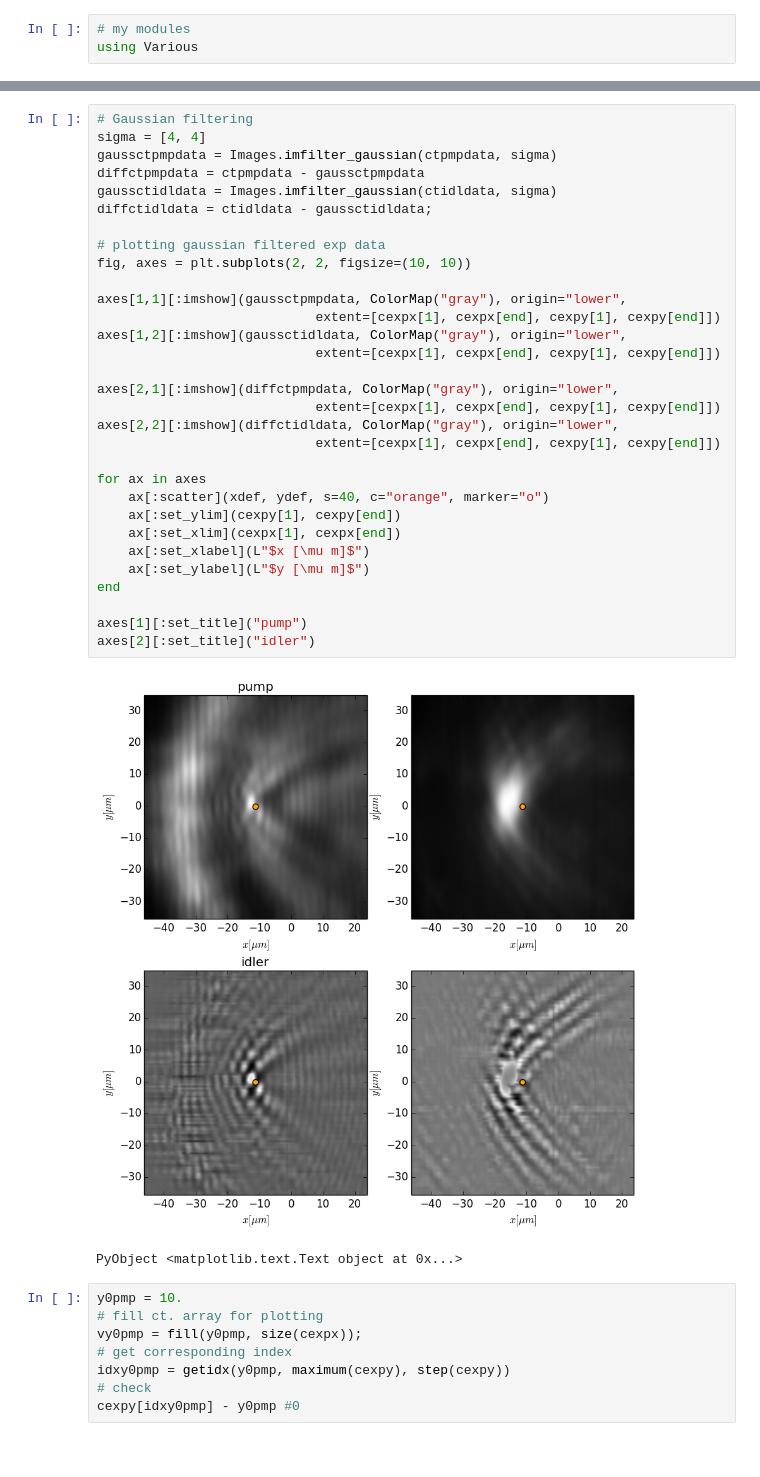
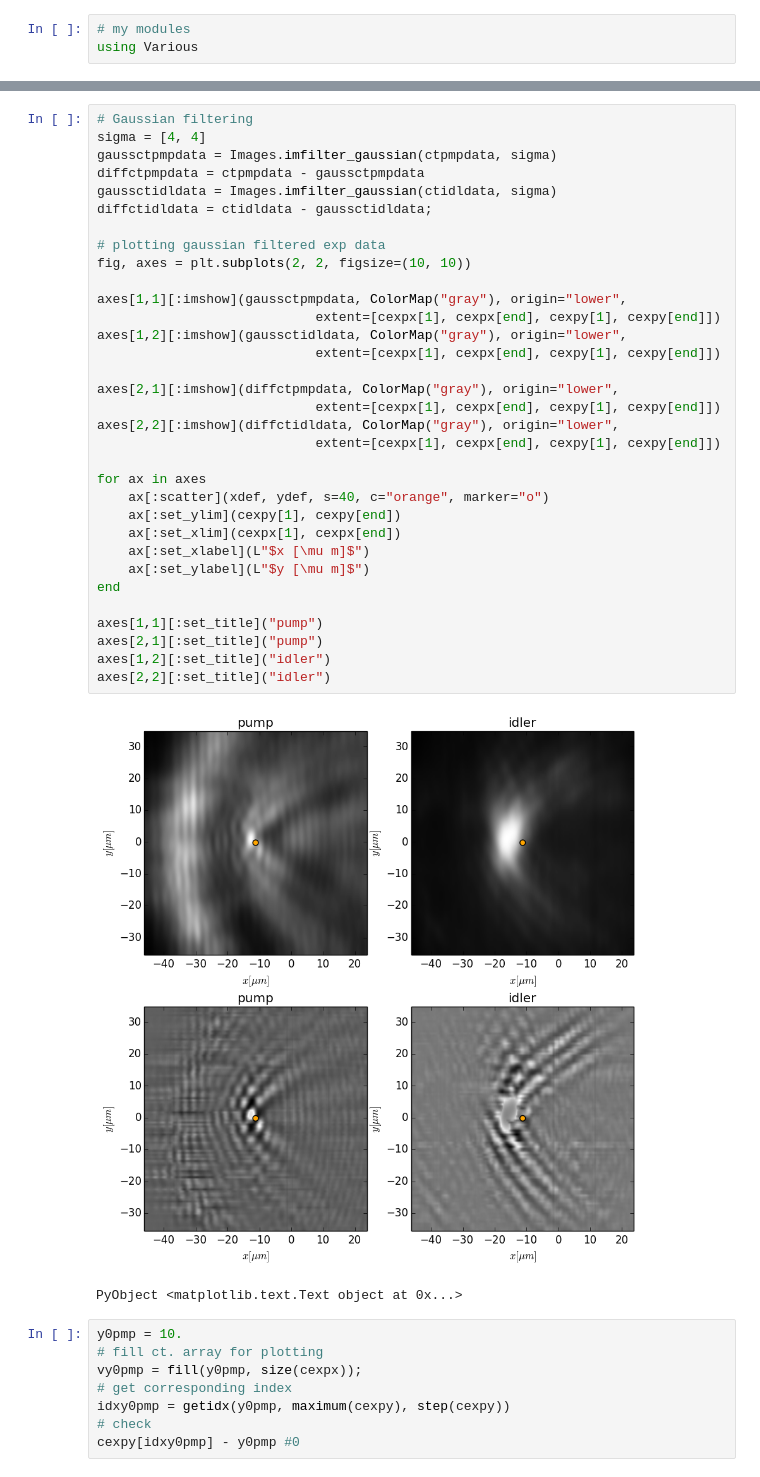
Before and after one commit to berceanu/notebooks, a Jupyter notebook: julia/april/extract_exp_waves.ipynb, the cells around one changed output, grey strips where cells are left out. Cells and saved outputs as stored; diff of their text form.

```diff
--- a/julia/april/extract_exp_waves.ipynb
+++ b/julia/april/extract_exp_waves.ipynb
@@ -44,36 +24,38 @@ ctidldata, cexpx, cexpy = gettrunccrop("E-idler.dat", x, y; xcenter=xdef, ycente
 # %%
 # Gaussian filtering
 sigma = [4, 4]
 gaussctpmpdata = Images.imfilter_gaussian(ctpmpdata, sigma)
 diffctpmpdata = ctpmpdata - gaussctpmpdata
 gaussctidldata = Images.imfilter_gaussian(ctidldata, sigma)
 diffctidldata = ctidldata - gaussctidldata;
 
 # plotting gaussian filtered exp data
 fig, axes = plt.subplots(2, 2, figsize=(10, 10))
 
 axes[1,1][:imshow](gaussctpmpdata, ColorMap("gray"), origin="lower",
                             extent=[cexpx[1], cexpx[end], cexpy[1], cexpy[end]])
 axes[1,2][:imshow](gaussctidldata, ColorMap("gray"), origin="lower",
                             extent=[cexpx[1], cexpx[end], cexpy[1], cexpy[end]])
 
 axes[2,1][:imshow](diffctpmpdata, ColorMap("gray"), origin="lower",
                             extent=[cexpx[1], cexpx[end], cexpy[1], cexpy[end]])
 axes[2,2][:imshow](diffctidldata, ColorMap("gray"), origin="lower",
                             extent=[cexpx[1], cexpx[end], cexpy[1], cexpy[end]])
 
 for ax in axes
     ax[:scatter](xdef, ydef, s=40, c="orange", marker="o")
     ax[:set_ylim](cexpy[1], cexpy[end])
     ax[:set_xlim](cexpx[1], cexpx[end])
     ax[:set_xlabel](L"$x [\mu m]$")
     ax[:set_ylabel](L"$y [\mu m]$")
 end
 
-axes[1][:set_title]("pump")
-axes[2][:set_title]("idler")
+axes[1,1][:set_title]("pump")
+axes[2,1][:set_title]("pump")
+axes[1,2][:set_title]("idler")
+axes[2,2][:set_title]("idler")
 # %% [output]
-[figure, old version]
+[figure, new version]
 PyObject <matplotlib.text.Text object at 0x...>
 # %%
 y0pmp = 10.
```
Also changed, not shown: parts of 2 cells of this notebook, 1 other file.
